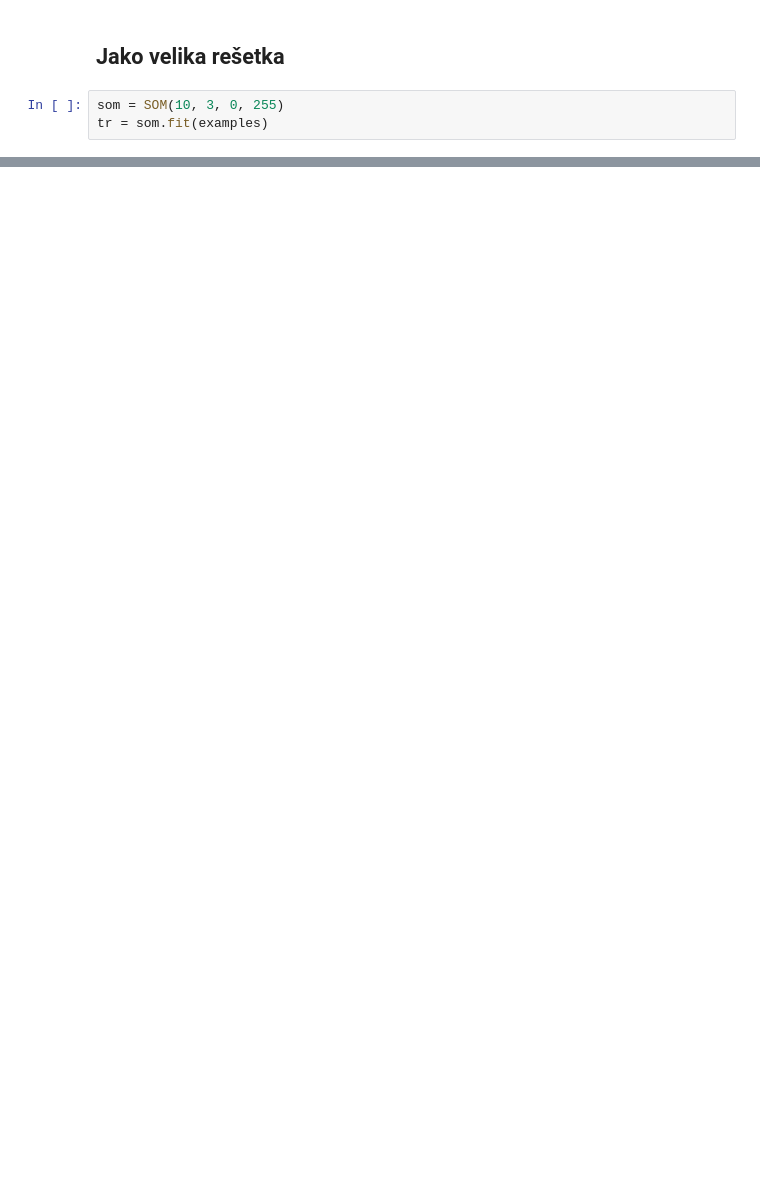
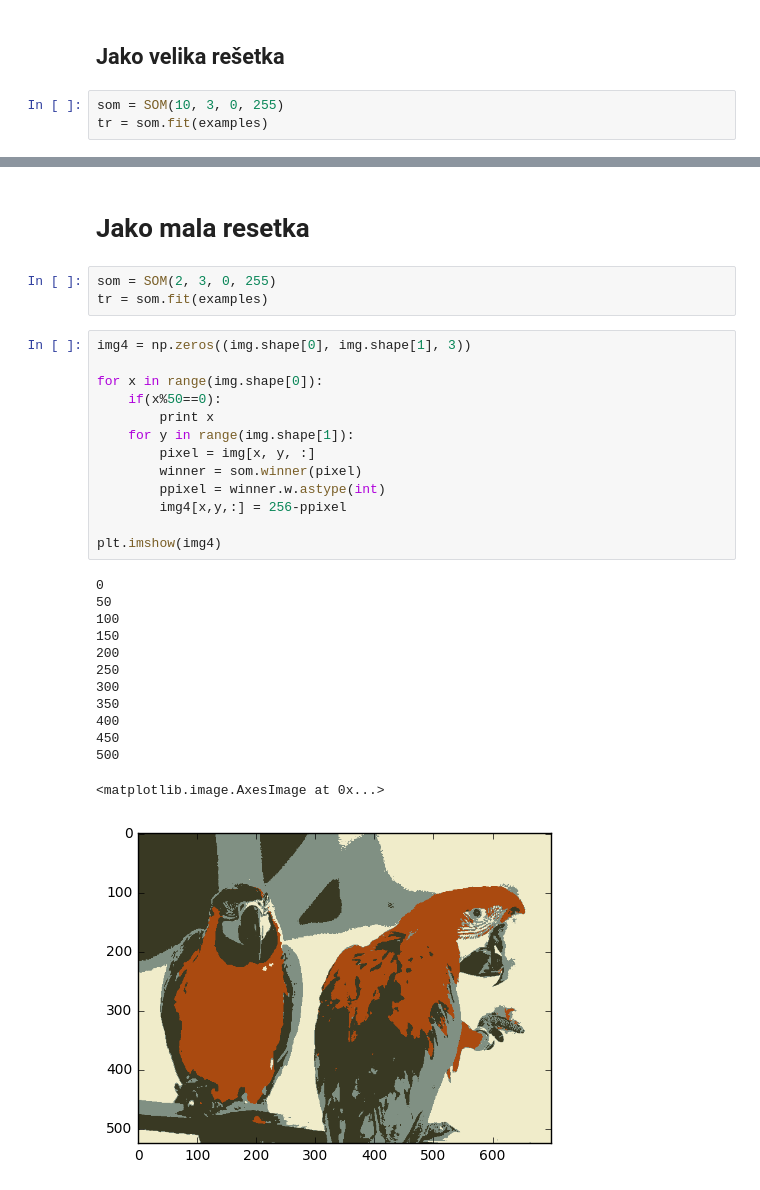
Before and after one commit to ftn-ai-lab/ori-2017-e2, a Jupyter notebook: teorija/03-neuronske/SOM.ipynb, the cells around one changed output, grey strips where cells are left out. Cells and saved outputs as stored; diff of their text form; blank space fills up the shorter version.

```diff
--- a/teorija/03-neuronske/SOM.ipynb
+++ b/teorija/03-neuronske/SOM.ipynb
@@ -421,0 +422,32 @@ plt.imshow(img3)
+# %% [markdown]
+# Jako mala resetka
+# %%
+som = SOM(2, 3, 0, 255)
+tr = som.fit(examples)
+# %%
+img4 = np.zeros((img.shape[0], img.shape[1], 3))
+
+for x in range(img.shape[0]):
+    if(x%50==0):
+        print x
+    for y in range(img.shape[1]):
+        pixel = img[x, y, :]
+        winner = som.winner(pixel)
+        ppixel = winner.w.astype(int)
+        img4[x,y,:] = 256-ppixel
+
+plt.imshow(img4)
+# %% [output]
+0
+50
+100
+150
+200
+250
+300
+350
+400
+450
+500
+<matplotlib.image.AxesImage at 0x...>
+[figure, added]
```
Also changed, not shown: parts of 16 cells of this notebook, 4 other files.
